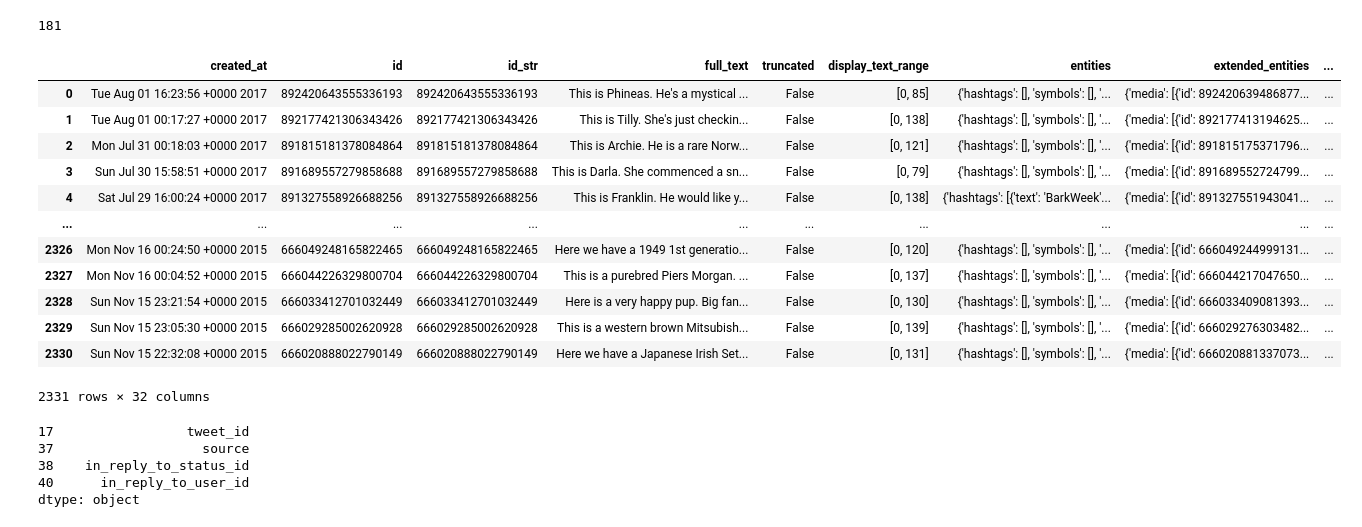
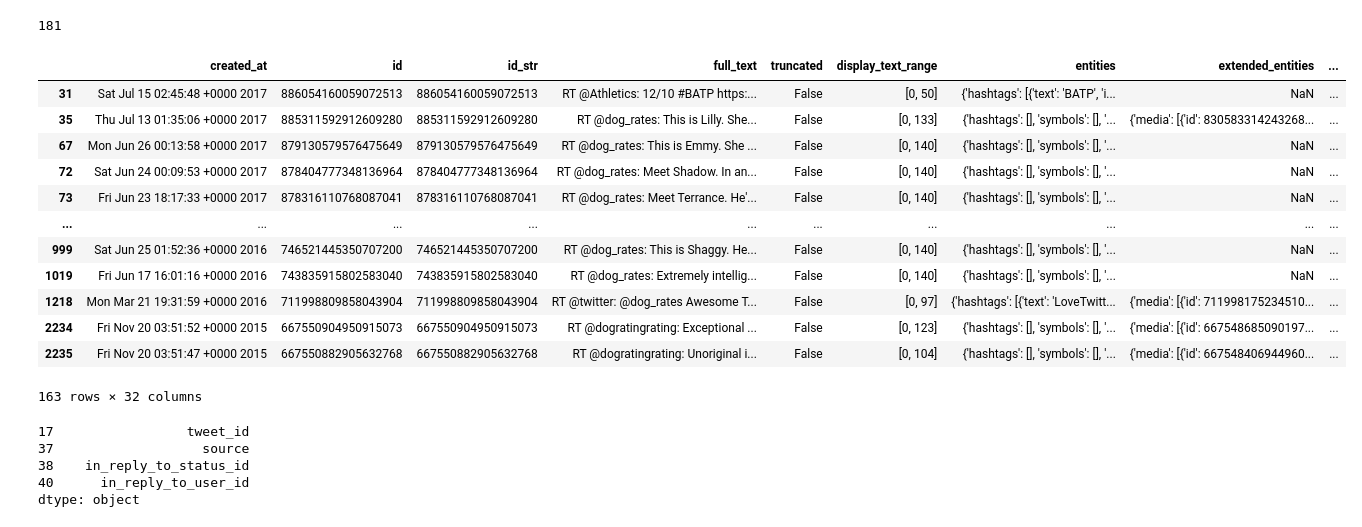
Before and after one commit to chupwalla/wrangling, a Jupyter notebook: wrangle_act.ipynb, the cells around one changed output. Cells and saved outputs as stored; diff of their text form; code cells hidden in the pictures.

```diff
--- a/wrangle_act.ipynb
+++ b/wrangle_act.ipynb
@@ -235,22 +235,22 @@ df.loc[df.in_reply_to_user_id.notnull()]
 df.retweeted_status_id.count()
 # %% [output]
 181
-# %%
-df_tweet_info
-# %% [output]
-|  | created_at | id | id_str | full_text | truncated | display_text_range | entities | extended_entities | ... |
-| 0 | Tue Aug 01 16:23:56 +0000 2017 | 892420643555336193 | 892420643555336193 | This is Phineas. He's a mystical ... | False | [0, 85] | {'hashtags': [], 'symbols': [], '... | {'media': [{'id': 892420639486877... | ... |
-| 1 | Tue Aug 01 00:17:27 +0000 2017 | 892177421306343426 | 892177421306343426 | This is Tilly. She's just checkin... | False | [0, 138] | {'hashtags': [], 'symbols': [], '... | {'media': [{'id': 892177413194625... | ... |
-| 2 | Mon Jul 31 00:18:03 +0000 2017 | 891815181378084864 | 891815181378084864 | This is Archie. He is a rare Norw... | False | [0, 121] | {'hashtags': [], 'symbols': [], '... | {'media': [{'id': 891815175371796... | ... |
-| 3 | Sun Jul 30 15:58:51 +0000 2017 | 891689557279858688 | 891689557279858688 | This is Darla. She commenced a sn... | False | [0, 79] | {'hashtags': [], 'symbols': [], '... | {'media': [{'id': 891689552724799... | ... |
-| 4 | Sat Jul 29 16:00:24 +0000 2017 | 891327558926688256 | 891327558926688256 | This is Franklin. He would like y... | False | [0, 138] | {'hashtags': [{'text': 'BarkWeek'... | {'media': [{'id': 891327551943041... | ... |
-| ... | ... | ... | ... | ... | ... | ... | ... | ... | ... |
-| 2326 | Mon Nov 16 00:24:50 +0000 2015 | 666049248165822465 | 666049248165822465 | Here we have a 1949 1st generatio... | False | [0, 120] | {'hashtags': [], 'symbols': [], '... | {'media': [{'id': 666049244999131... | ... |
-| 2327 | Mon Nov 16 00:04:52 +0000 2015 | 666044226329800704 | 666044226329800704 | This is a purebred Piers Morgan. ... | False | [0, 137] | {'hashtags': [], 'symbols': [], '... | {'media': [{'id': 666044217047650... | ... |
-| 2328 | Sun Nov 15 23:21:54 +0000 2015 | 666033412701032449 | 666033412701032449 | Here is a very happy pup. Big fan... | False | [0, 130] | {'hashtags': [], 'symbols': [], '... | {'media': [{'id': 666033409081393... | ... |
-| 2329 | Sun Nov 15 23:05:30 +0000 2015 | 666029285002620928 | 666029285002620928 | This is a western brown Mitsubish... | False | [0, 139] | {'hashtags': [], 'symbols': [], '... | {'media': [{'id': 666029276303482... | ... |
-| 2330 | Sun Nov 15 22:32:08 +0000 2015 | 666020888022790149 | 666020888022790149 | Here we have a Japanese Irish Set... | False | [0, 131] | {'hashtags': [], 'symbols': [], '... | {'media': [{'id': 666020881337073... | ... |
-2331 rows × 32 columns
+# %%
+df_tweet_info.loc[df_tweet_info.retweeted_status.notna()]
+# %% [output]
+|  | created_at | id | id_str | full_text | truncated | display_text_range | entities | extended_entities | ... |
+| 31 | Sat Jul 15 02:45:48 +0000 2017 | 886054160059072513 | 886054160059072513 | RT @Athletics: 12/10 #BATP https:... | False | [0, 50] | {'hashtags': [{'text': 'BATP', 'i... | NaN | ... |
+| 35 | Thu Jul 13 01:35:06 +0000 2017 | 885311592912609280 | 885311592912609280 | RT @dog_rates: This is Lilly. She... | False | [0, 133] | {'hashtags': [], 'symbols': [], '... | {'media': [{'id': 830583314243268... | ... |
+| 67 | Mon Jun 26 00:13:58 +0000 2017 | 879130579576475649 | 879130579576475649 | RT @dog_rates: This is Emmy. She ... | False | [0, 140] | {'hashtags': [], 'symbols': [], '... | NaN | ... |
+| 72 | Sat Jun 24 00:09:53 +0000 2017 | 878404777348136964 | 878404777348136964 | RT @dog_rates: Meet Shadow. In an... | False | [0, 140] | {'hashtags': [], 'symbols': [], '... | NaN | ... |
+| 73 | Fri Jun 23 18:17:33 +0000 2017 | 878316110768087041 | 878316110768087041 | RT @dog_rates: Meet Terrance. He'... | False | [0, 140] | {'hashtags': [], 'symbols': [], '... | NaN | ... |
+| ... | ... | ... | ... | ... | ... | ... | ... | ... | ... |
+| 999 | Sat Jun 25 01:52:36 +0000 2016 | 746521445350707200 | 746521445350707200 | RT @dog_rates: This is Shaggy. He... | False | [0, 140] | {'hashtags': [], 'symbols': [], '... | NaN | ... |
+| 1019 | Fri Jun 17 16:01:16 +0000 2016 | 743835915802583040 | 743835915802583040 | RT @dog_rates: Extremely intellig... | False | [0, 140] | {'hashtags': [], 'symbols': [], '... | NaN | ... |
+| 1218 | Mon Mar 21 19:31:59 +0000 2016 | 711998809858043904 | 711998809858043904 | RT @twitter: @dog_rates Awesome T... | False | [0, 97] | {'hashtags': [{'text': 'LoveTwitt... | {'media': [{'id': 711998175234510... | ... |
+| 2234 | Fri Nov 20 03:51:52 +0000 2015 | 667550904950915073 | 667550904950915073 | RT @dogratingrating: Exceptional ... | False | [0, 123] | {'hashtags': [], 'symbols': [], '... | {'media': [{'id': 667548685090197... | ... |
+| 2235 | Fri Nov 20 03:51:47 +0000 2015 | 667550882905632768 | 667550882905632768 | RT @dogratingrating: Unoriginal i... | False | [0, 104] | {'hashtags': [], 'symbols': [], '... | {'media': [{'id': 667548406944960... | ... |
+163 rows × 32 columns
 # %%
 all_columns = pd.Series(list(df) + list(df_image) + list(df_tweet_info))
 all_columns[all_columns.duplicated()]
```
Also changed, not shown: parts of 52 cells of this notebook, 1 other file.
